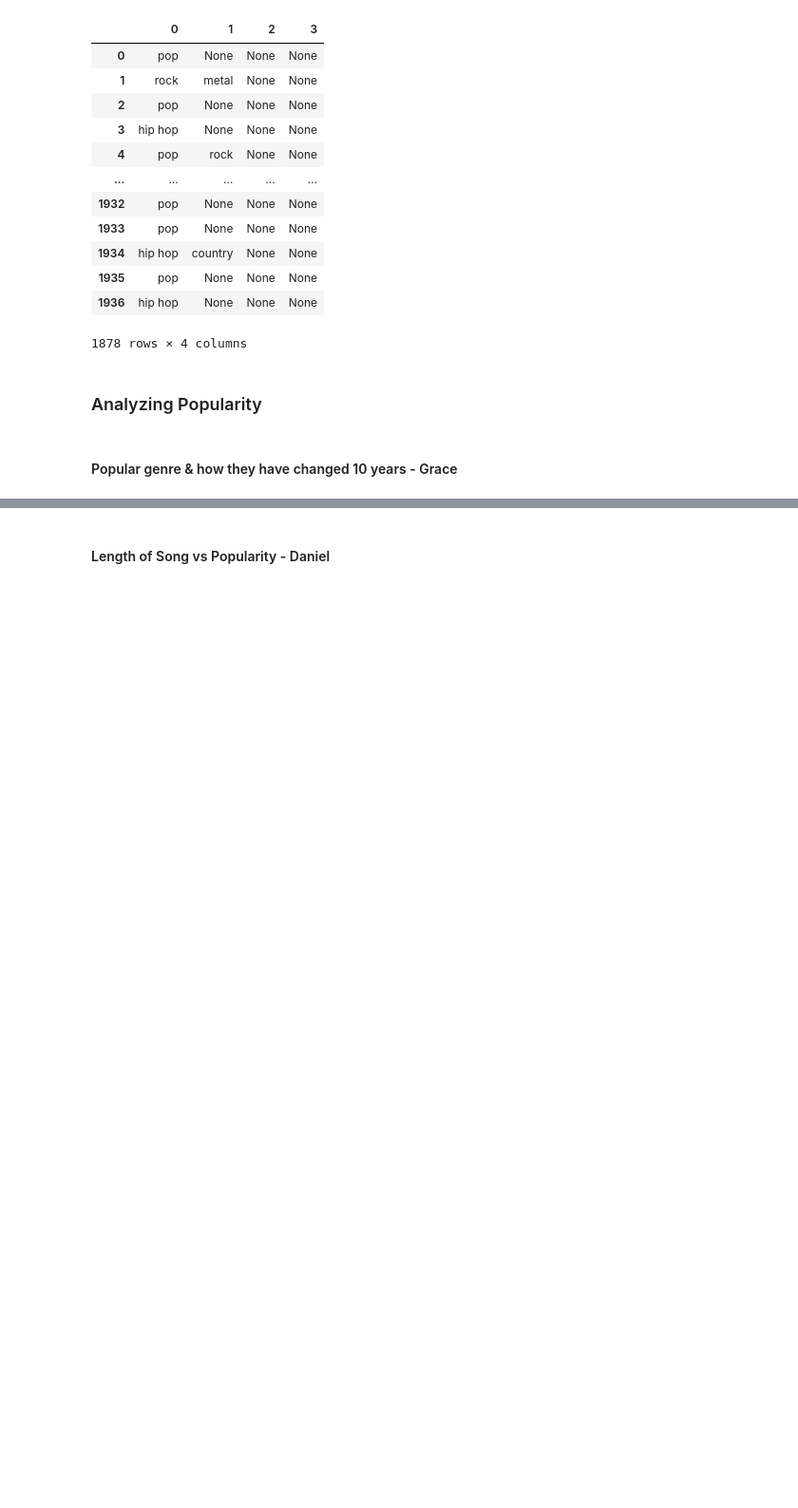
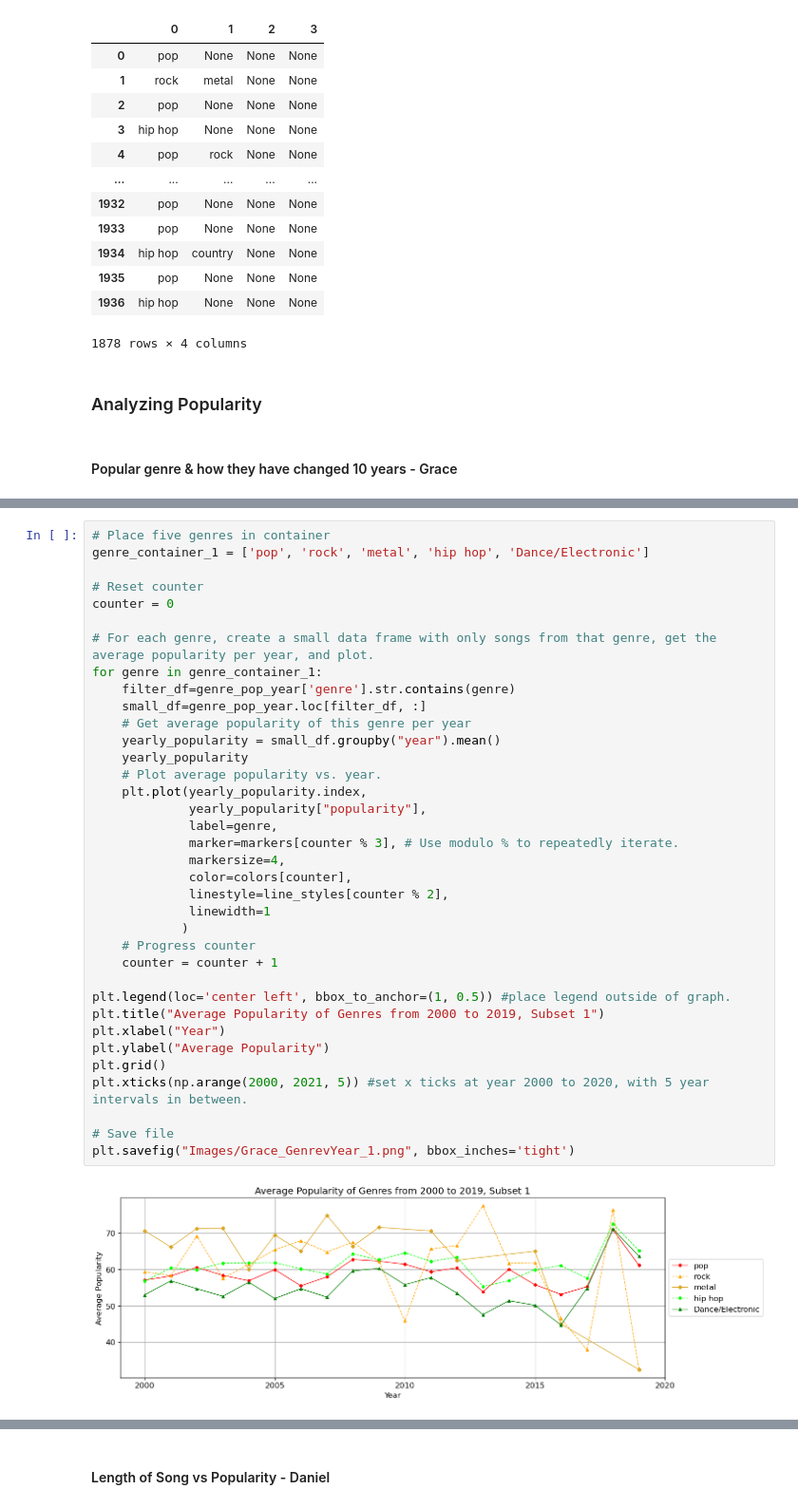
Before and after one commit to Dr0d1536/Project_1, a Jupyter notebook: spotify.ipynb, the cells around one changed output, grey strips where cells are left out. Shown at 95% size. Cells and saved outputs as stored; diff of their text form; blank space fills up the shorter version.

```diff
--- a/spotify.ipynb
+++ b/spotify.ipynb
@@ -206,0 +285,38 @@ genres #test
+# %%
+# Place five genres in container
+genre_container_1 = ['pop', 'rock', 'metal', 'hip hop', 'Dance/Electronic']
+
+# Reset counter
+counter = 0
+
+# For each genre, create a small data frame with only songs from that genre, get the average popularity per year, and plot.
+for genre in genre_container_1:
+    filter_df=genre_pop_year['genre'].str.contains(genre)
+    small_df=genre_pop_year.loc[filter_df, :]
+    # Get average popularity of this genre per year
+    yearly_popularity = small_df.groupby("year").mean()
+    yearly_popularity
+    # Plot average popularity vs. year.
+    plt.plot(yearly_popularity.index,
+             yearly_popularity["popularity"],
+             label=genre,
+             marker=markers[counter % 3], # Use modulo % to repeatedly iterate.
+             markersize=4,
+             color=colors[counter],
+             linestyle=line_styles[counter % 2],
+             linewidth=1
+            )
+    # Progress counter
+    counter = counter + 1
+
+plt.legend(loc='center left', bbox_to_anchor=(1, 0.5)) #place legend outside of graph.
+plt.title("Average Popularity of Genres from 2000 to 2019, Subset 1")
+plt.xlabel("Year")
+plt.ylabel("Average Popularity")
+plt.grid()
+plt.xticks(np.arange(2000, 2021, 5)) #set x ticks at year 2000 to 2020, with 5 year intervals in between.
+
+# Save file
+plt.savefig("Images/Grace_GenrevYear_1.png", bbox_inches='tight')
+# %% [output]
+[figure, added]
```
Also changed, not shown: parts of 26 cells of this notebook, 13 other files.
